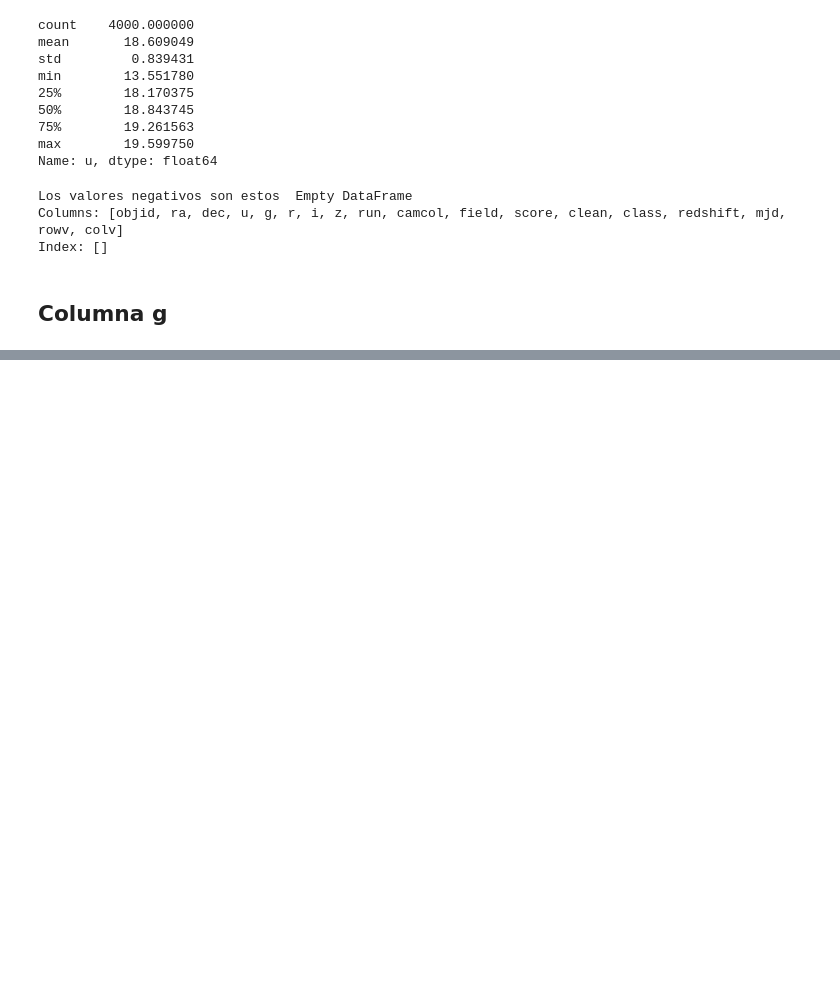
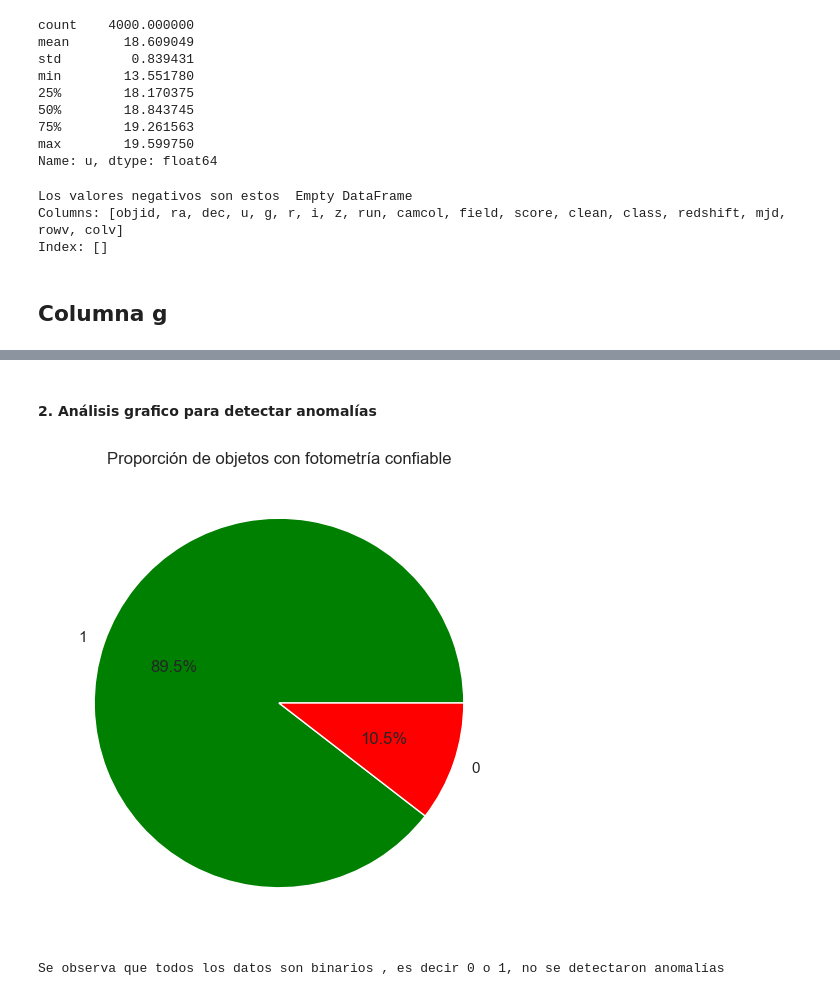
Before and after one commit to Marcosespa/Laboratorio-1-BI, a Jupyter notebook: laboratorios-master/202510/Laboratorio 1 - Regresión/lab1.ipynb, the cells around one changed output, grey strips where cells are left out. Saved outputs shown, nothing was run; the diff lists cells and outputs as text; code cells hidden in the pictures; blank space fills up the shorter version.

```diff
--- a/laboratorios-master/202510/Laboratorio 1 - Regresión/lab1.ipynb
+++ b/laboratorios-master/202510/Laboratorio 1 - Regresión/lab1.ipynb
@@ -243,0 +377,13 @@ Index: []
+# %% [markdown]
+#### 2. Análisis grafico para detectar anomalías
+# %%
+plt.figure(figsize=(6,6))
+data_t['clean'].value_counts().plot(kind='pie', autopct='%1.1f%%', colors=['green', 'red'])
+
+plt.title("Proporción de objetos con fotometría confiable")
+plt.ylabel("")
+plt.show()
+print("Se observa que todos los datos son binarios , es decir 0 o 1, no se detectaron anomalías")
+# %% [output]
+[figure, added]
+Se observa que todos los datos son binarios , es decir 0 o 1, no se detectaron anomalías
```
Also changed, not shown: parts of 19 cells of this notebook, 1 other file.
